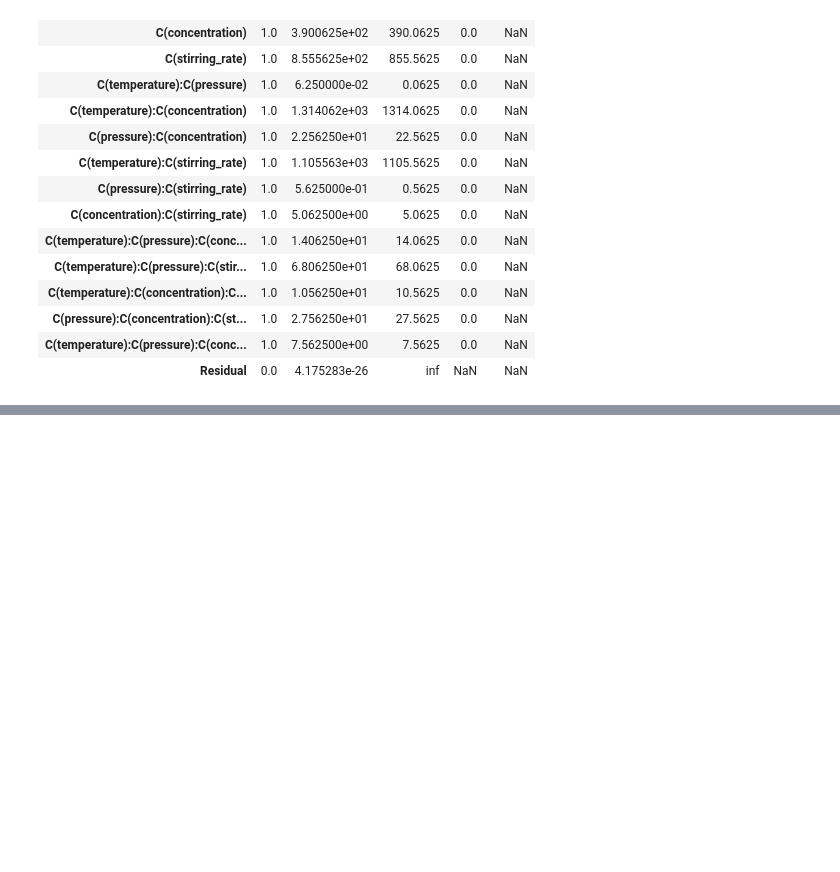
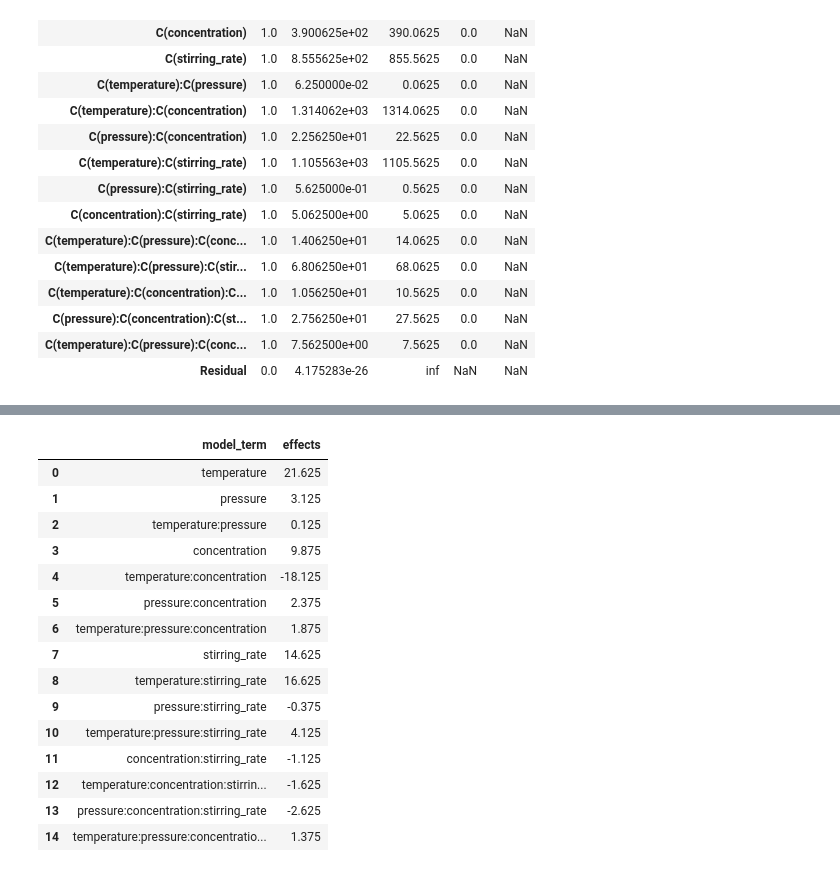
Before and after one commit to fursew05/DOE, a Jupyter notebook: 실험계획법_6장.ipynb, the cells around one changed output, grey strips where cells are left out. Drawn from its saved outputs; the diff is of its cells as text; code cells hidden in the pictures; blank space fills up the shorter version.

```diff
--- a/실험계획법_6장.ipynb
+++ b/실험계획법_6장.ipynb
@@ -133,0 +171,25 @@ anova_table
+# %%
+# intercept를 제외한 나머지 행렬을 filteration_rate 벡터와 곱한다
+estimated_effects = df['filteration_rate']@design_matrix[:,1:]/8
+estimated_effects_df = pd.DataFrame({
+    "model_term" : design_matrix_sm_df.columns[1:],
+    "effects" : estimated_effects
+})
+estimated_effects_df
+# %% [output]
+|  | model_term | effects |
+| 0 | temperature | 21.625 |
+| 1 | pressure | 3.125 |
+| 2 | temperature:pressure | 0.125 |
+| 3 | concentration | 9.875 |
+| 4 | temperature:concentration | -18.125 |
+| 5 | pressure:concentration | 2.375 |
+| 6 | temperature:pressure:concentration | 1.875 |
+| 7 | stirring_rate | 14.625 |
+| 8 | temperature:stirring_rate | 16.625 |
+| 9 | pressure:stirring_rate | -0.375 |
+| 10 | temperature:pressure:stirring_rate | 4.125 |
+| 11 | concentration:stirring_rate | -1.125 |
+| 12 | temperature:concentration:stirrin... | -1.625 |
+| 13 | pressure:concentration:stirring_rate | -2.625 |
+| 14 | temperature:pressure:concentratio... | 1.375 |
```
Also changed, not shown: parts of 7 cells of this notebook.
